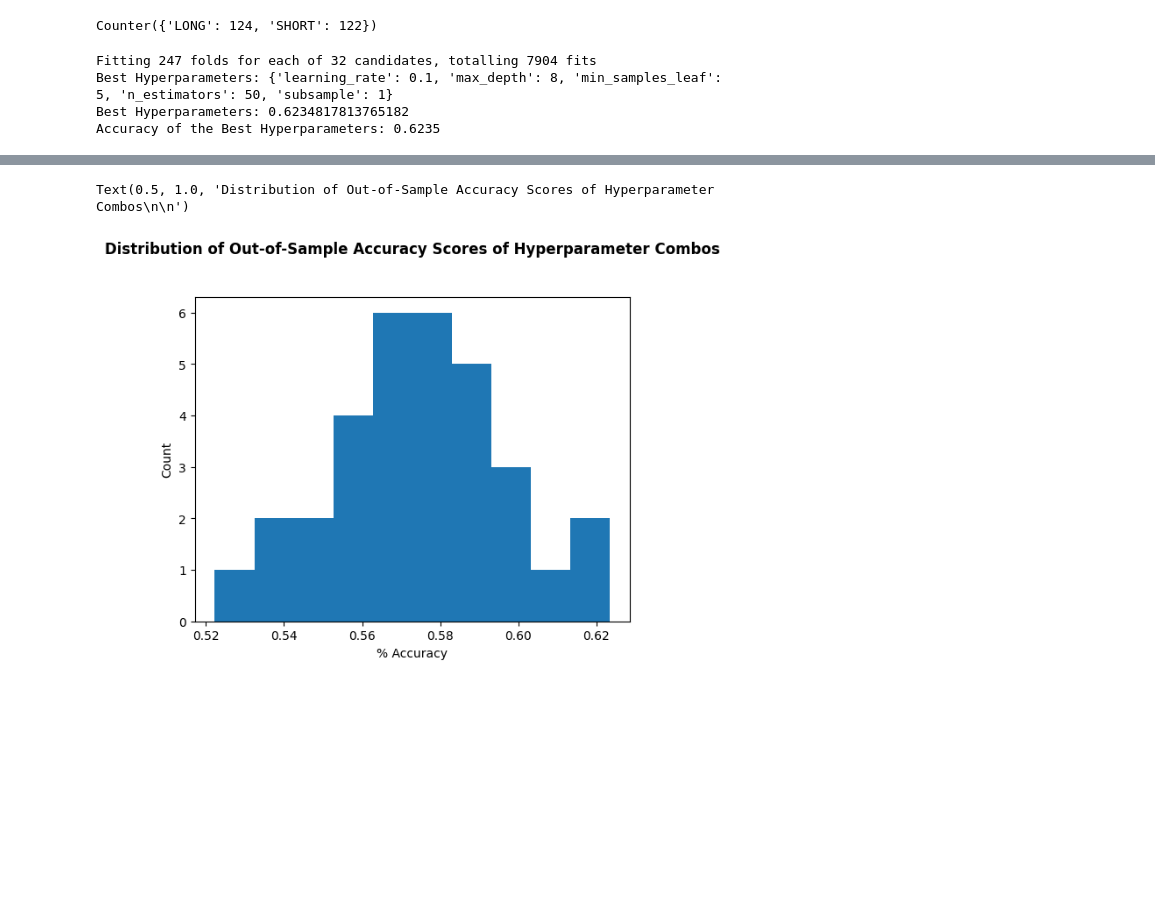
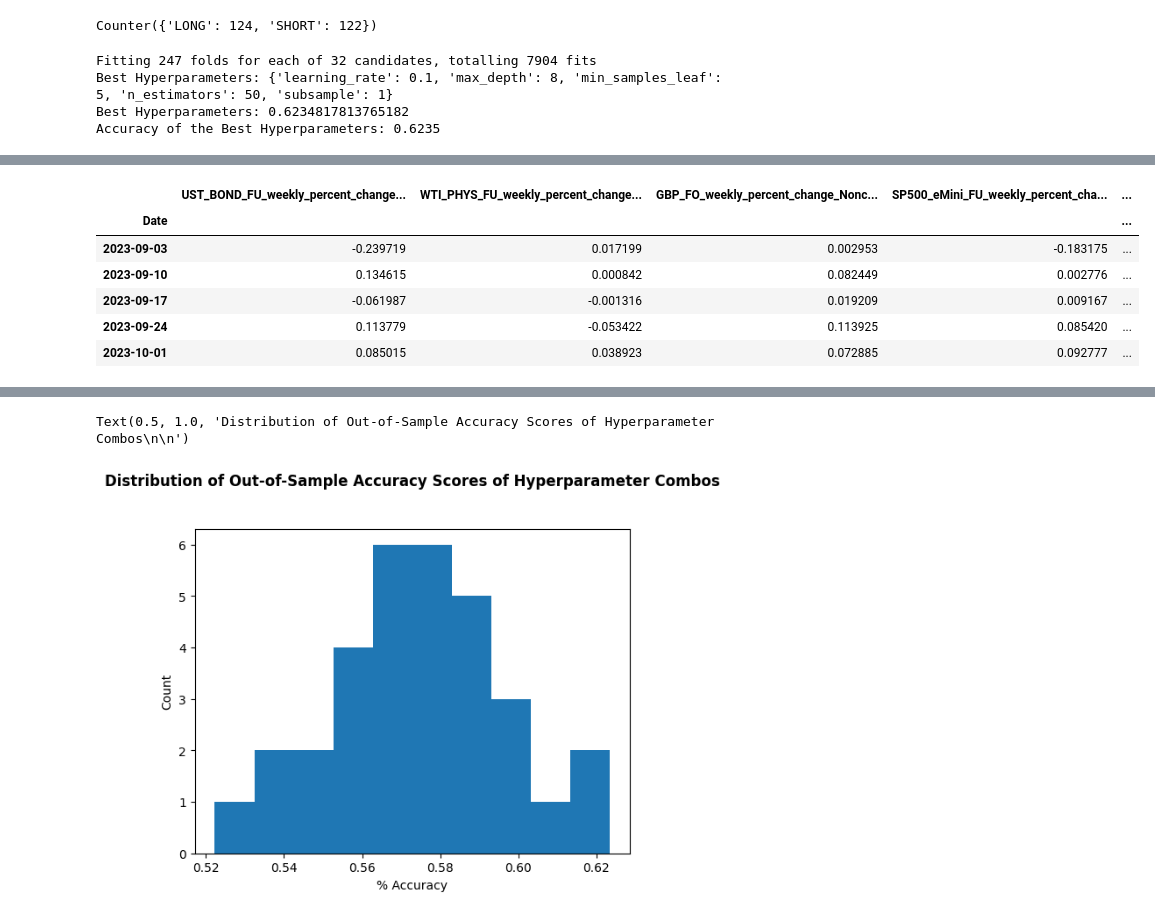
Before and after one commit to thestockman27/Fixed-Income-Dashboards, a Jupyter notebook: GBM Backtest UST_10Y v1.ipynb, the cells around one changed output, grey strips where cells are left out. Drawn from its saved outputs; the diff is of its cells as text; code cells hidden in the pictures; blank space fills up the shorter version.

```diff
--- a/GBM Backtest UST_10Y v1.ipynb
+++ b/GBM Backtest UST_10Y v1.ipynb
@@ -490,0 +530,10 @@ Accuracy of the Best Hyperparameters: 0.6235
+# %%
+X.tail()
+# %% [output]
+|  | UST_BOND_FU_weekly_percent_change... | WTI_PHYS_FU_weekly_percent_change... | GBP_FO_weekly_percent_change_Nonc... | SP500_eMini_FU_weekly_percent_cha... | ... |
+| Date |  |  |  |  | ... |
+| 2023-09-03 | -0.239719 | 0.017199 | 0.002953 | -0.183175 | ... |
+| 2023-09-10 | 0.134615 | 0.000842 | 0.082449 | 0.002776 | ... |
+| 2023-09-17 | -0.061987 | -0.001316 | 0.019209 | 0.009167 | ... |
+| 2023-09-24 | 0.113779 | -0.053422 | 0.113925 | 0.085420 | ... |
+| 2023-10-01 | 0.085015 | 0.038923 | 0.072885 | 0.092777 | ... |
```
Also changed, not shown: parts of 10 cells of this notebook, 6 other files.
